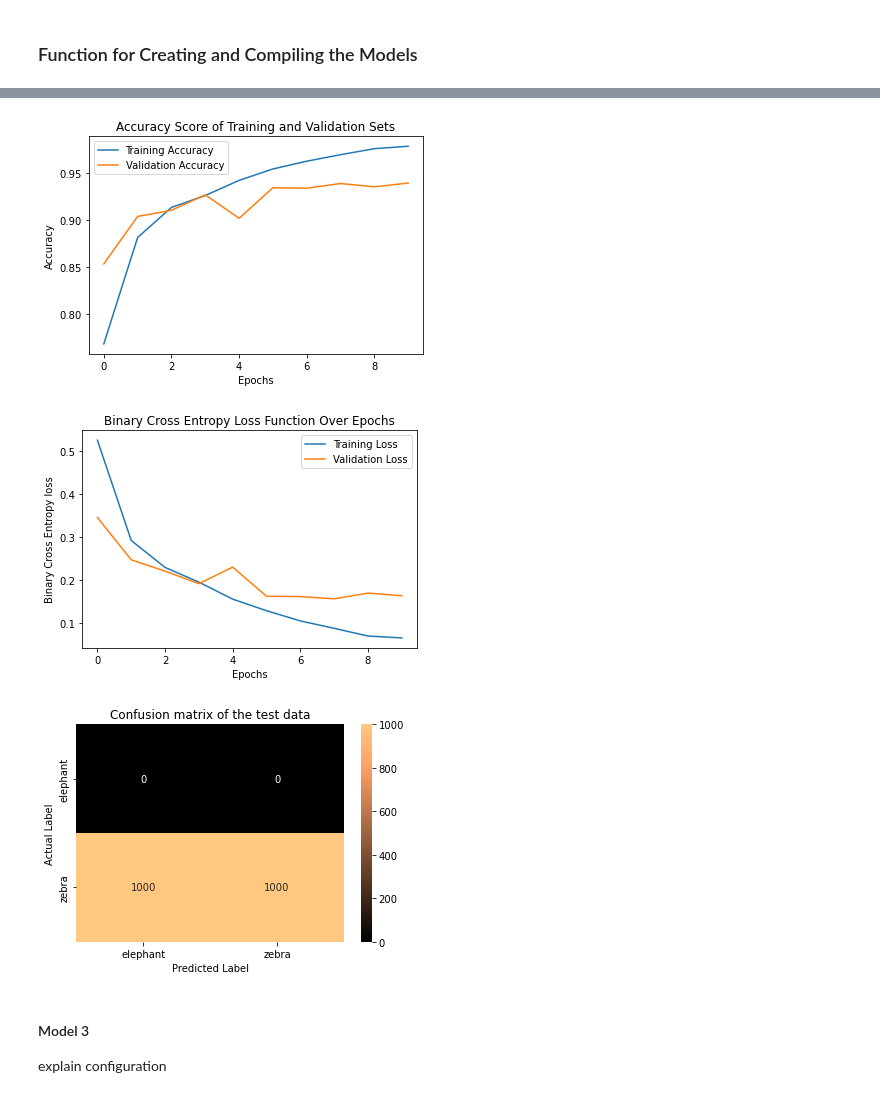
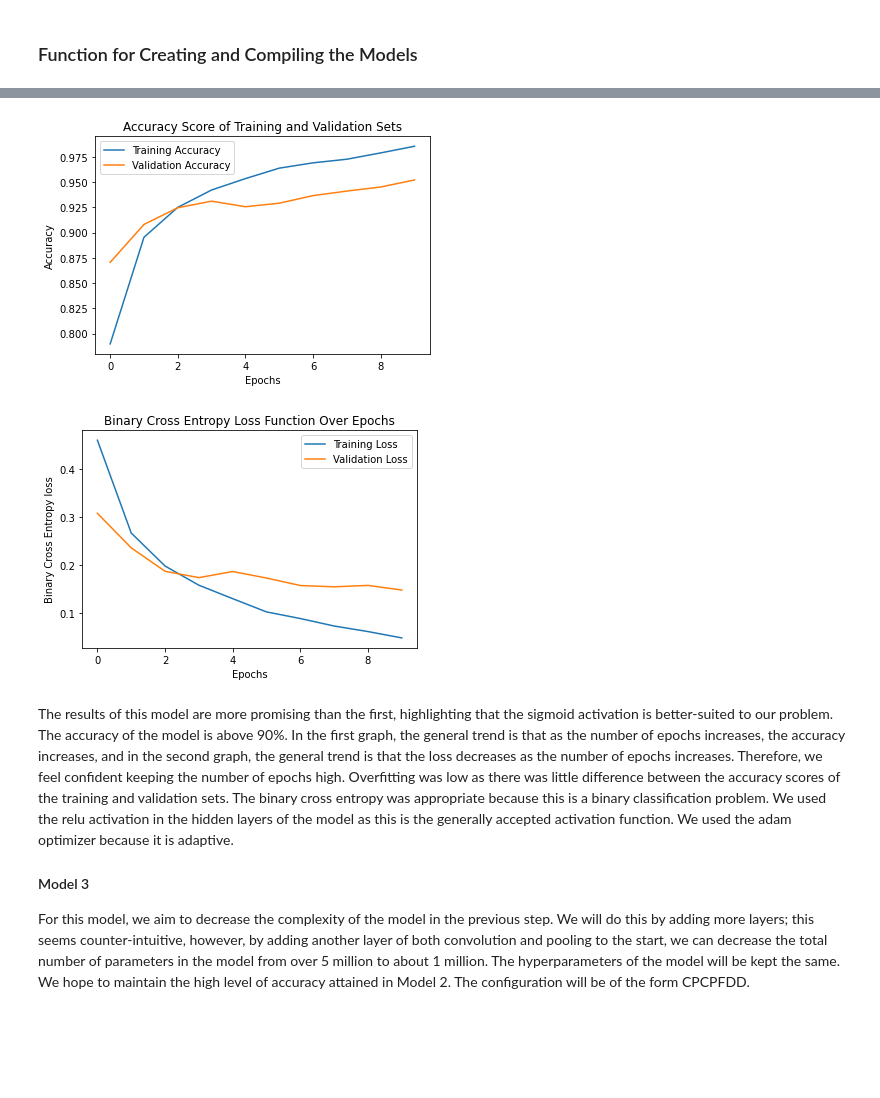
Before and after one commit to Saurabh-Roy/Project2, a Jupyter notebook: Submission.ipynb, the cells around one changed output, grey strips where cells are left out. Cells and saved outputs as stored; diff of their text form; code cells hidden in the pictures; blank space fills up the shorter version.

```diff
--- a/Submission.ipynb
+++ b/Submission.ipynb
@@ -259,41 +261,17 @@ def plot_acc_vs_epochs(hist):
     plt.legend()
     plt.show()
 
-def plot_loss_vs_epochs(history):
-    plt.plot(history.history['loss'],label = 'Training Loss')
-    plt.plot(history.history['val_loss'], label = 'Validation Loss')
+def plot_loss_vs_epochs(hist):
+    plt.plot(hist.history['loss'],label = 'Training Loss')
+    plt.plot(hist.history['val_loss'], label = 'Validation Loss')
     plt.title("Binary Cross Entropy Loss Function Over Epochs")
     plt.xlabel("Epochs")
     plt.ylabel("Binary Cross Entropy loss")
     plt.legend()
     plt.show()
 
-def confusion_matrix_heatmap(model):
-    fig, ax = plt.subplots()
-    y_pred = cnn1.predict(X_test)
-
-    for i in range(len(y_pred)):
-        if y_pred[i] > 0.5:
-            y_pred[i] = 1
-        else:
-            y_pred[i] = 0
-    sns.heatmap(
-        confusion_matrix(y_pred, y_test),
-        fmt='d',
-        cmap=plt.cm.copper,
-        annot=True,
-        yticklabels=['elephant','zebra'],
-        xticklabels=['elephant','zebra'],
-    )
-    ax.set_ylabel('Actual Label')
-    ax.set_xlabel('Predicted Label')
-    ax.set_title('Confusion matrix of the test data')
-    plt.show()
-
-
 plot_acc_vs_epochs(history1)
 plot_loss_vs_epochs(history1)
-confusion_matrix_heatmap(cnn1)
 # %% [output]
 [figure]
 [figure]
@@ -329,15 +305,15 @@ Epoch 10/10
 # %%
 plot_acc_vs_epochs(history2)
 plot_loss_vs_epochs(history2)
-confusion_matrix_heatmap(cnn2)
 # %% [output]
-[figure, old version]
+[figure, new version]
-[figure, old version]
+[figure, new version]
-[figure, removed]
 # %% [markdown]
+The results of this model are more promising than the first, highlighting that the sigmoid activation is better-suited to our problem. The accuracy of the model is above 90%. In the first graph, the general trend is that as the number of epochs increases, the accuracy increases, and in the second graph, the general trend is that the loss decreases as the number of epochs increases. Therefore, we feel confident keeping the number of epochs high. Overfitting was low as there was little difference between the accuracy scores of the training and validation sets. The binary cross entropy was appropriate  because this is a binary classification problem. We used the relu activation in the hidden layers of the model as this is the generally accepted activation function. We used the adam optimizer because it is adaptive.
+
 #### Model 3
 
-explain configuration
+For this model, we aim to decrease the complexity of the model in the previous step. We will do this by adding more layers; this seems counter-intuitive, however, by adding another layer of both convolution and pooling to the start, we can decrease the total number of parameters in the model from over 5 million to about 1 million. The hyperparameters of the model will be kept the same. We hope to maintain the high level of accuracy attained in Model 2. The configuration will be of the form CPCPFDD.
 # %%
 cnn3 = createModel(number_of_layers=2, output_activation='sigmoid')
 history3 = cnn3.fit(X_train, y_train, epochs = 10, validation_data=(X_valid, y_valid), batch_size=64)
```
Also changed, not shown: parts of 23 cells of this notebook.
